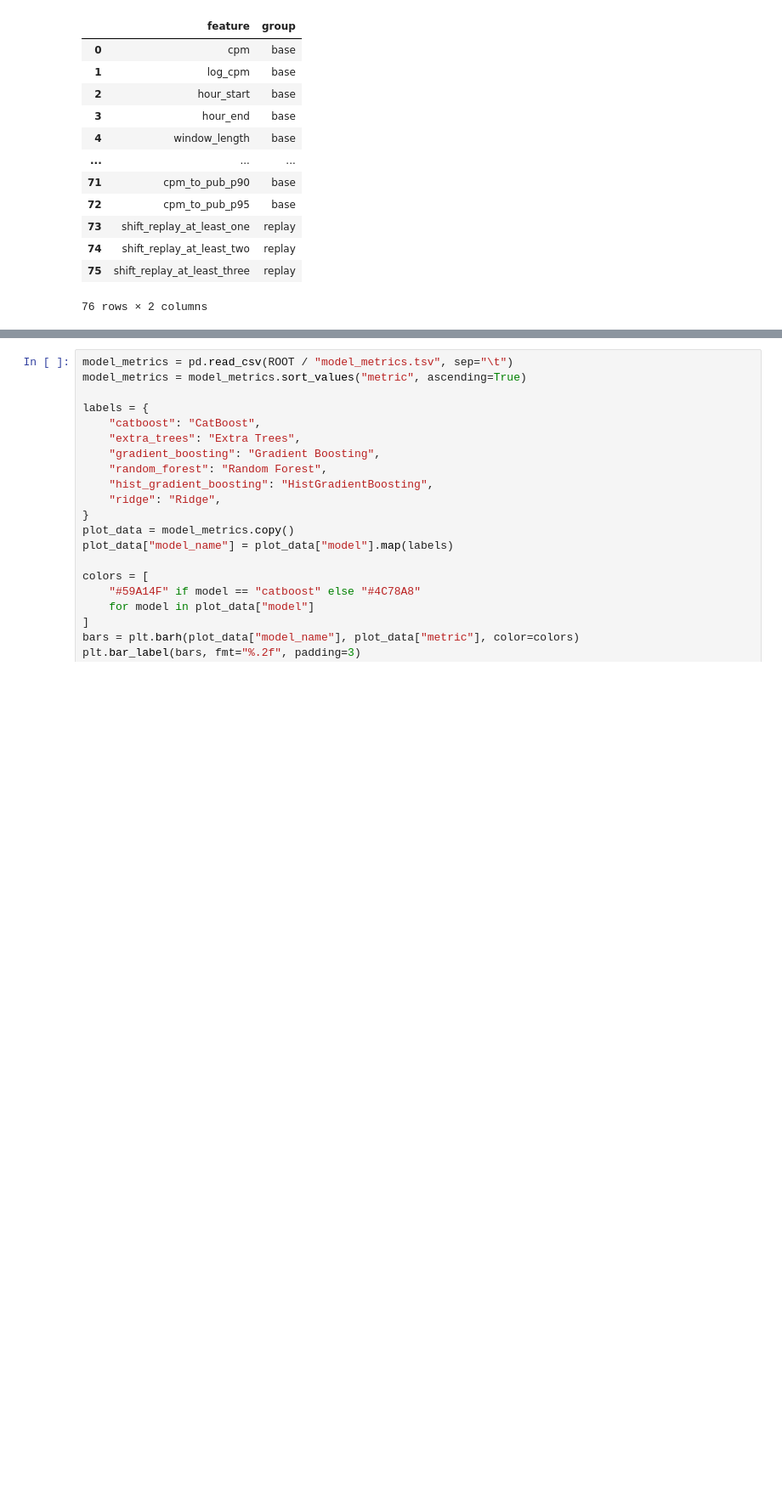
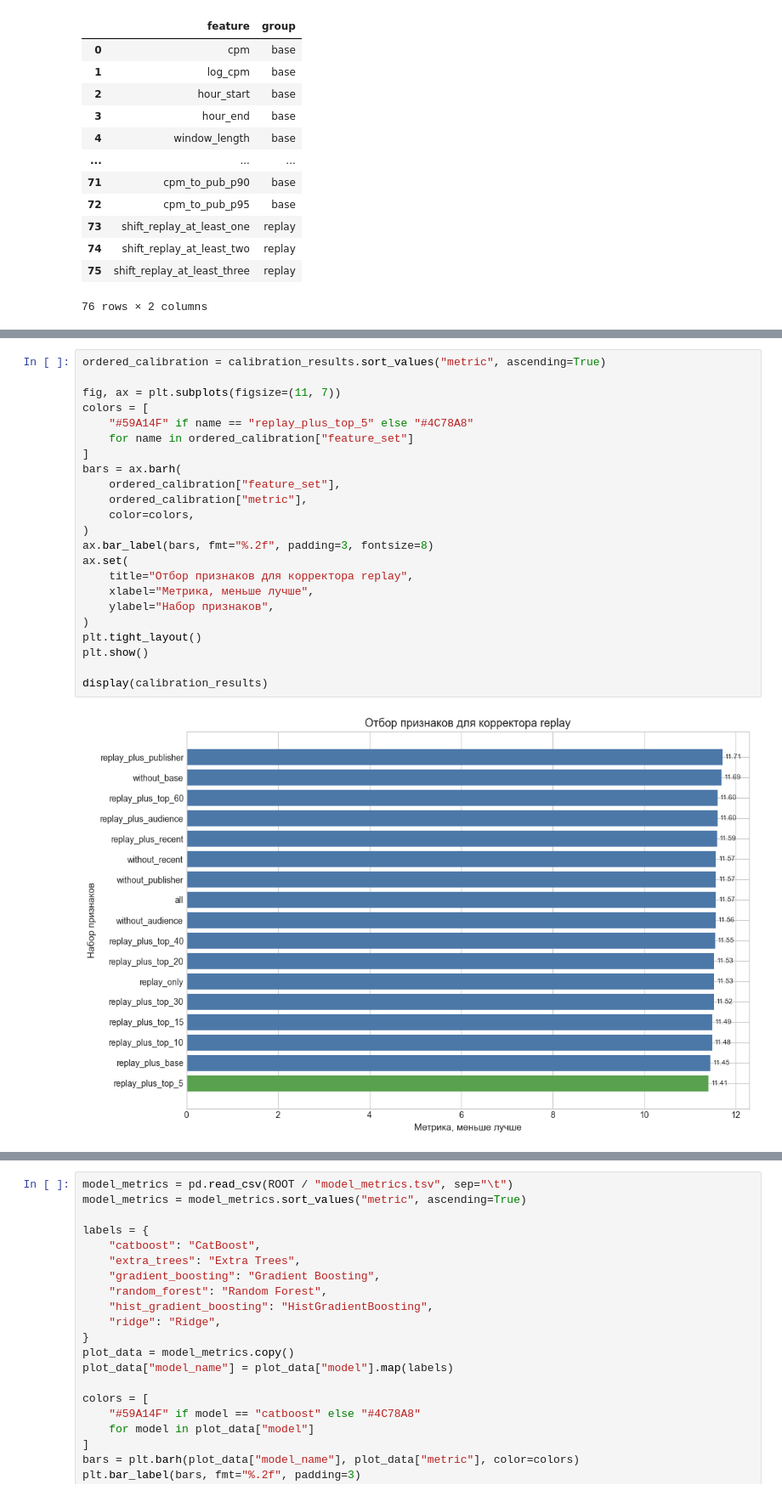
Before and after one commit to plidan123/vk_ads_challenge, a Jupyter notebook: feature_selection.ipynb, the cells around one changed output, grey strips where cells are left out. Shown at 85% size. Saved outputs shown, nothing was run; the diff lists cells and outputs as text; blank space fills up the shorter version.

```diff
--- a/feature_selection.ipynb
+++ b/feature_selection.ipynb
@@ -193,0 +240,25 @@ display(selected_table)
+# %%
+ordered_calibration = calibration_results.sort_values("metric", ascending=True)
+
+fig, ax = plt.subplots(figsize=(11, 7))
+colors = [
+    "#59A14F" if name == "replay_plus_top_5" else "#4C78A8"
+    for name in ordered_calibration["feature_set"]
+]
+bars = ax.barh(
+    ordered_calibration["feature_set"],
+    ordered_calibration["metric"],
+    color=colors,
+)
+ax.bar_label(bars, fmt="%.2f", padding=3, fontsize=8)
+ax.set(
+    title="Отбор признаков для корректора replay",
+    xlabel="Метрика, меньше лучше",
+    ylabel="Набор признаков",
+)
+plt.tight_layout()
+plt.show()
+
+display(calibration_results)
+# %% [output]
+[figure, added]
```
Also changed, not shown: parts of 7 cells of this notebook.
